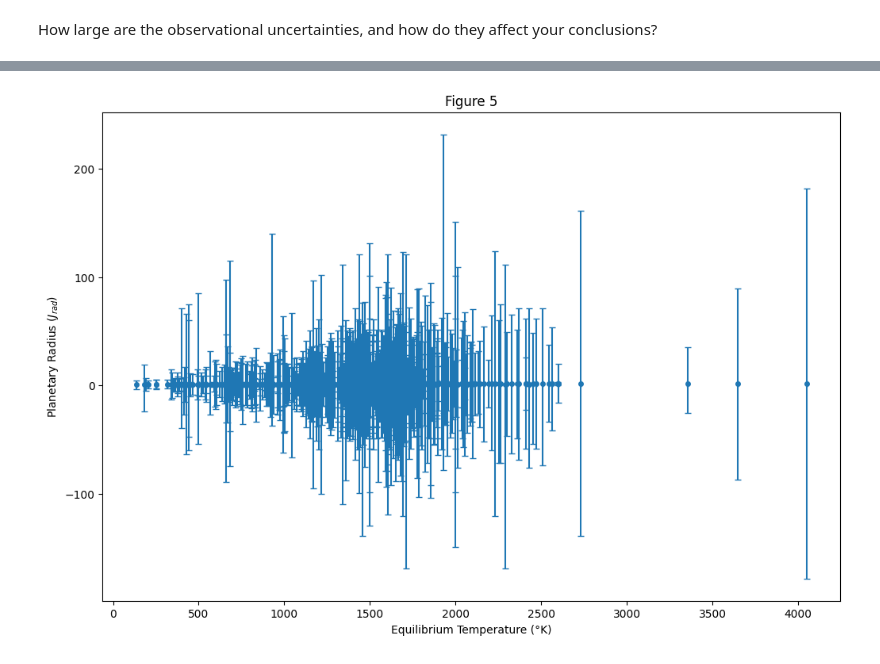
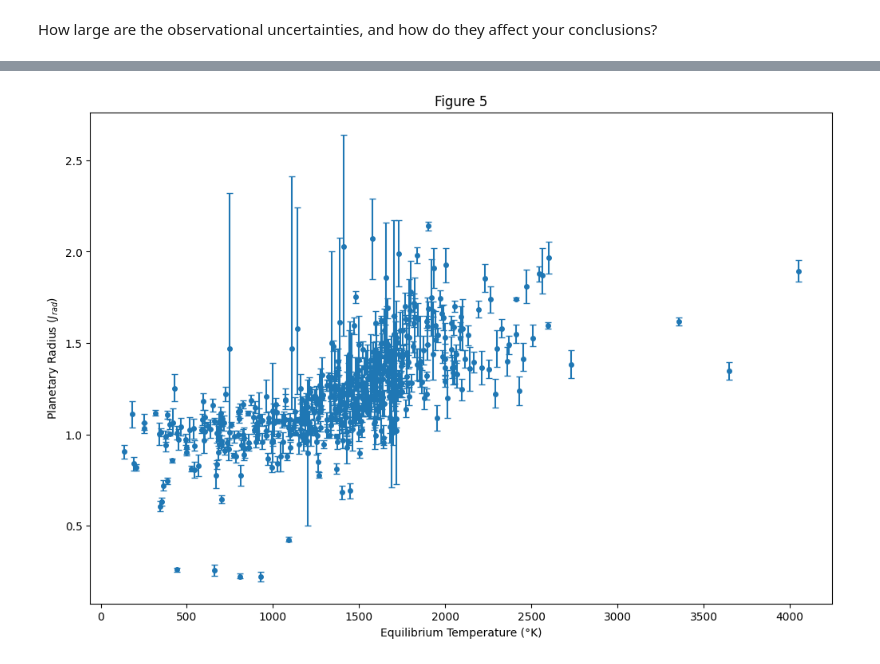
Before and after one commit to Macauley-Jones/PHYS2116_Comp_Assignment, a Jupyter notebook: Computational Assignment.ipynb, the cells around one changed output, grey strips where cells are left out. Cells and saved outputs as stored; diff of their text form; code cells hidden in the pictures.

```diff
--- a/Computational Assignment.ipynb
+++ b/Computational Assignment.ipynb
@@ -283,10 +283,10 @@ plot2(st_mets, radii, "Stellar Metallicity (dex)", "Planetary Radius ($J_{rad}$)
 How large are the observational uncertainties, and how do they affect your conclusions?
 # %%
 
-def plot3(xaxis, yaxis, xname, yname, xerr, yerr, a):
+def plot3(xaxis, yaxis, xname, yname, yerr, a):
     plt.figure(figsize=(12,8))
     plt.errorbar(xaxis, yaxis,
-                 xerr, yerr,
+                 yerr,
                  fmt="o", markersize=4, capsize=3)
 
     plt.xlabel(xname)
@@ -306,7 +309,7 @@ print(min(radii_minus))
 # %%
-terr = [temps_plus, temps_minus]
-prerr = [radii_plus, radii_minus]
+terr = [temps_minus, temps_plus]
+prerr = [radii_minus, radii_plus]
 
-plot3(temps, radii, "Equilibrium Temperature (°K)", "Planetary Radius ($J_{rad}$)", terr, prerr, 5)
+plot3(temps, radii, "Equilibrium Temperature (°K)", "Planetary Radius ($J_{rad}$)", prerr, 5)
 # %% [output]
-[figure, old version]
+[figure, new version]
```
Also changed, not shown: parts of 5 cells of this notebook.
